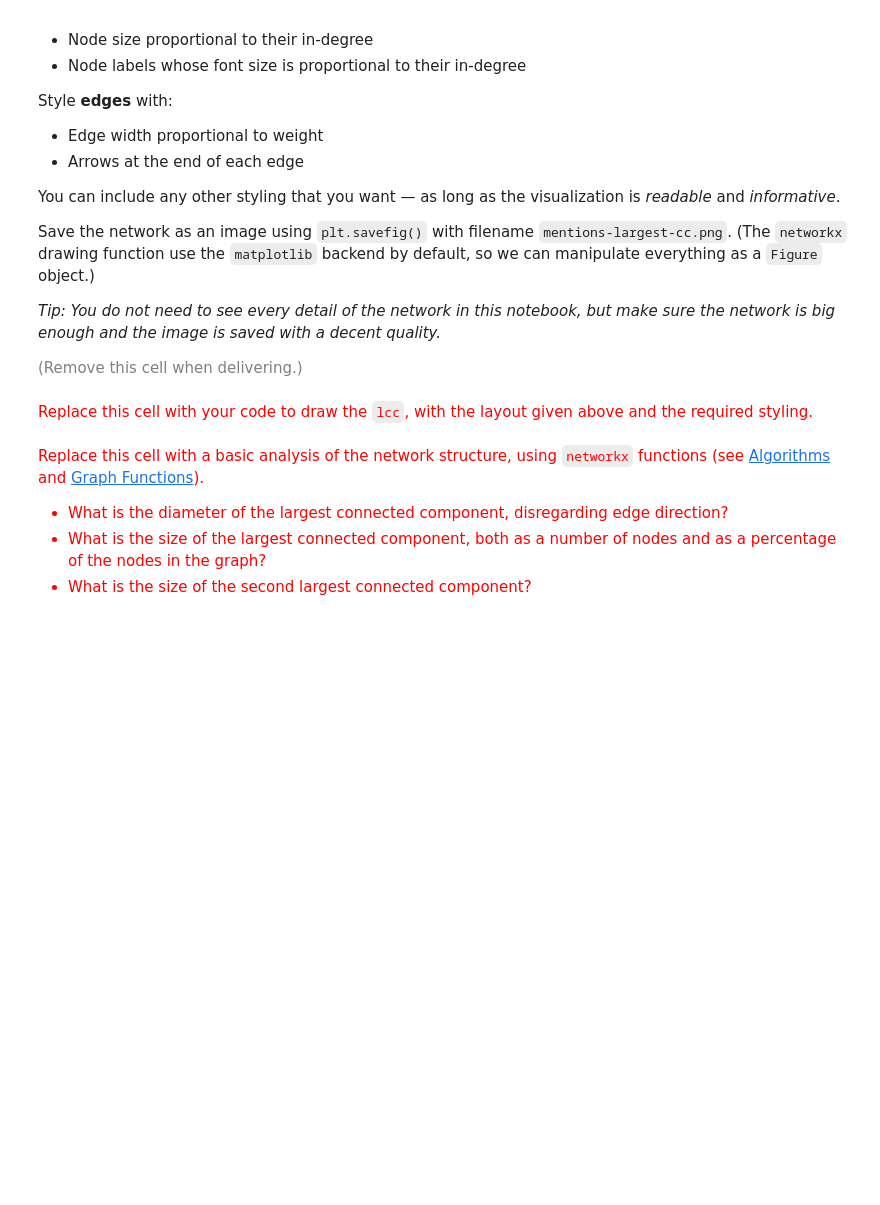
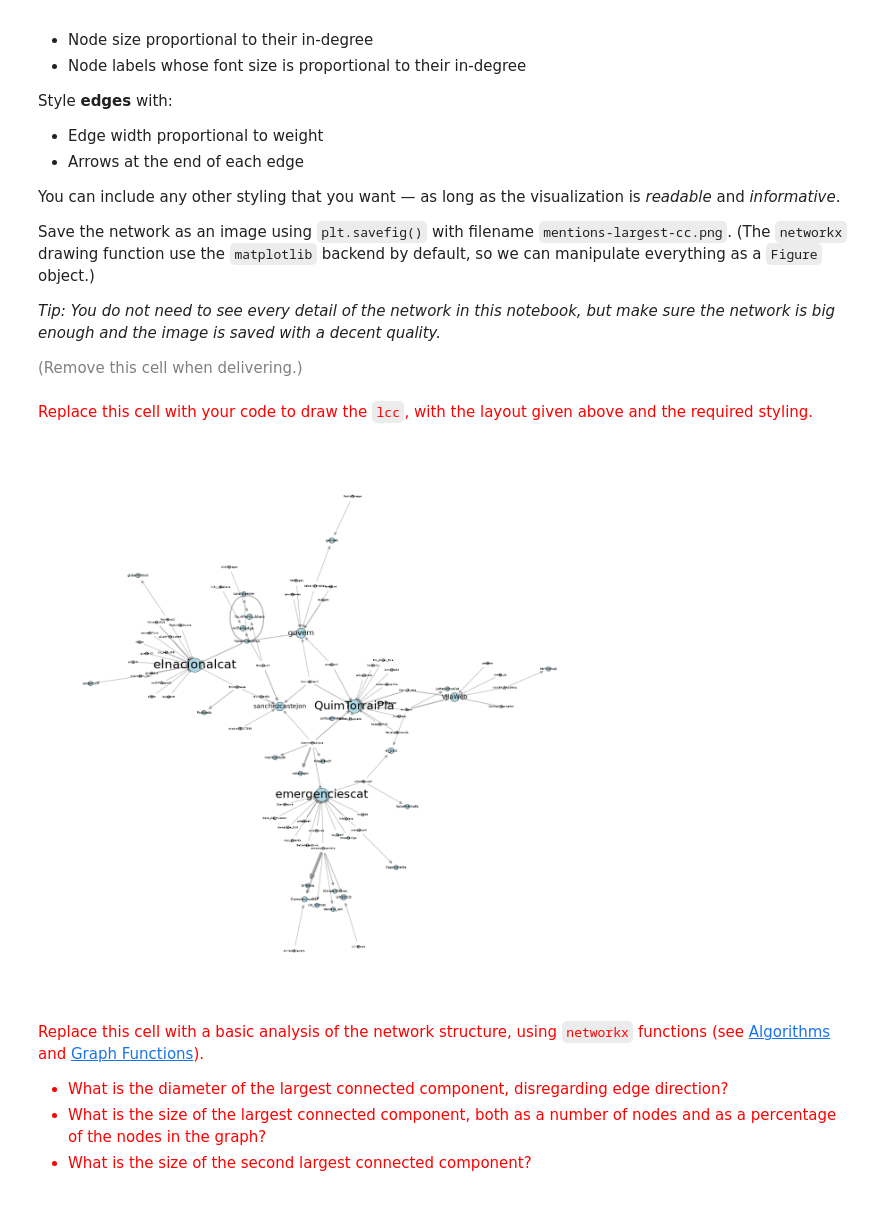
Before and after one commit to chatox/networks-science-course, a Jupyter notebook: practicum/ps02-networks-from-text-2026.ipynb, the cells around one changed output. Cells and saved outputs as stored; diff of their text form; code cells hidden in the pictures; blank space fills up the shorter version.

```diff
--- a/practicum/ps02-networks-from-text-2026.ipynb
+++ b/practicum/ps02-networks-from-text-2026.ipynb
@@ -376,6 +376,34 @@ Save the network as an image using `plt.savefig()` with filename `mentions-large
 <font size="-1" color="gray">(Remove this cell when delivering.)</font>
 # %% [markdown]
 <font size="+1" color="red">Replace this cell with your code to draw the `lcc`, with the layout given above and the required styling.</font>
+# %%
+nodes= list(lcc.nodes())
+edges= list(lcc.edges())
+degree= dict(lcc.in_degree()) #grau d'entrada
+weights =[]
+for u,v in edges:
+    w=lcc[u][v]['weight']
+    weights.append(w) #afegim al final
+node_sizes = [20 + 30 * degree[n] for n in nodes]   # mida ~ in-degree
+edge_widths = [0.3 * w for w in weights]            # gruix ~ pes
+
+plt.figure(figsize=(16, 16))
+
+nx.draw_networkx_nodes(lcc, pos, nodelist=nodes, node_size=node_sizes,
+                       node_color='lightblue', edgecolors='black', linewidths=0.5)
+nx.draw_networkx_edges(lcc, pos, edgelist=edges, width=edge_widths,
+                       arrows=True, arrowstyle='-|>', arrowsize=10,
+                       edge_color='gray', alpha=0.6)
+
+# Etiquetes una per una perquè la mida de lletra depèn de l'in-degree
+for n in nodes:
+    nx.draw_networkx_labels(lcc, pos, labels={n: n}, font_size=4 + degree[n])
+
+plt.axis('off')
+plt.savefig("mentions-largest-cc.png", dpi=300, bbox_inches='tight')
+plt.show()
+# %% [output]
+[figure, added]
 # %% [markdown]
 <font size="+1" color="red">
 
```
Also changed, not shown: parts of 5 cells of this notebook, 1 other file.
